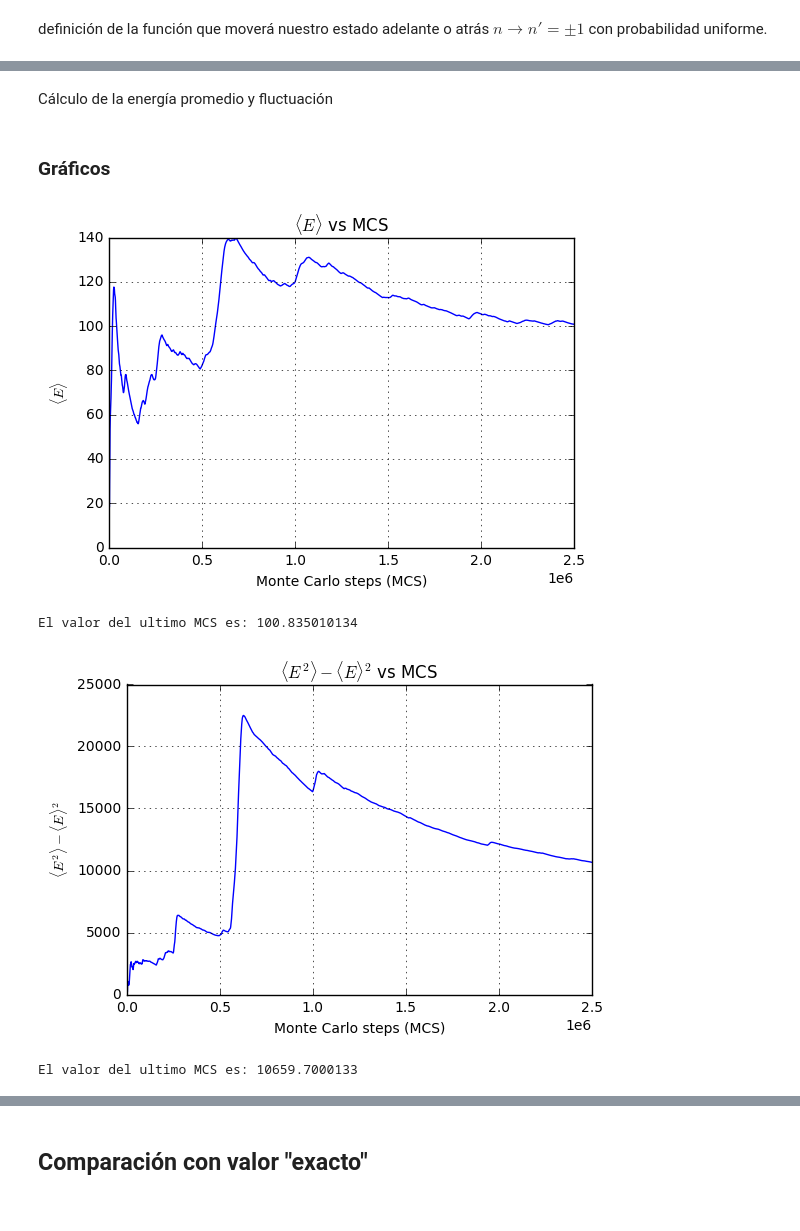
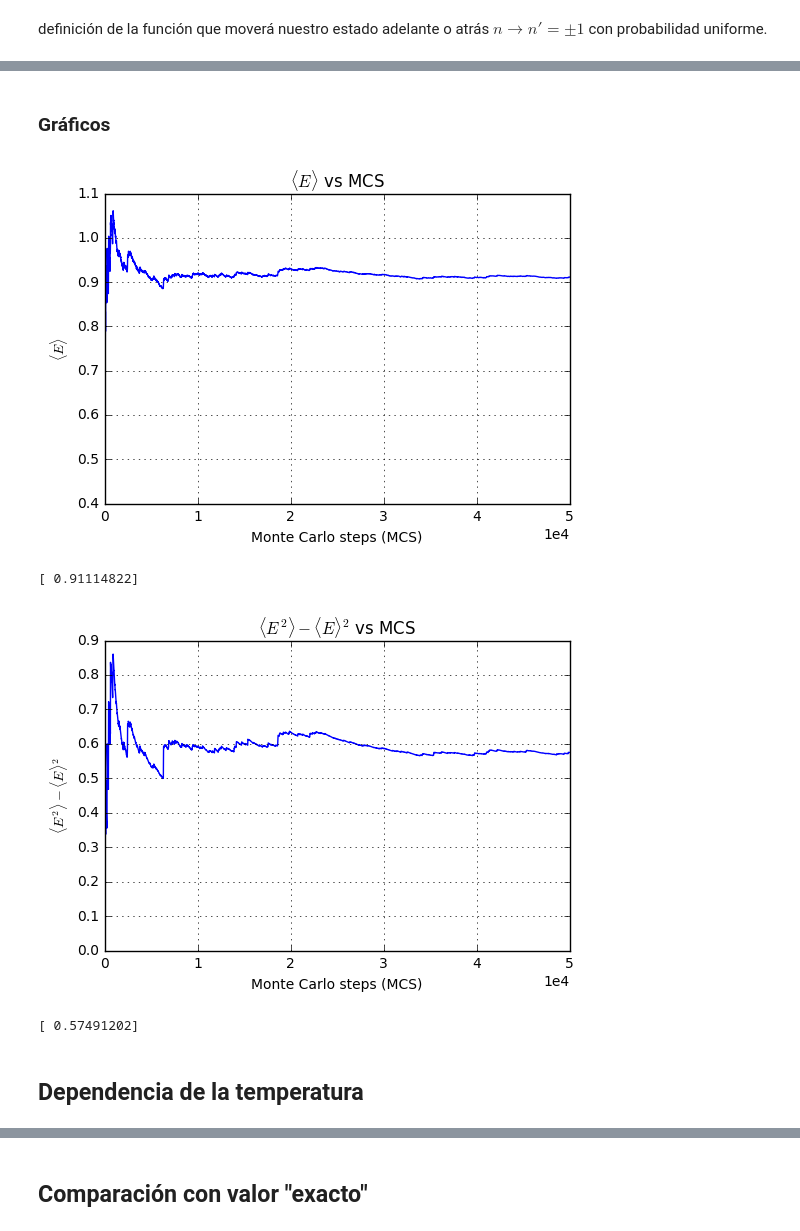
Before and after one commit to MilanUngerer/Monte_Carlo, a Jupyter notebook: MONTE_CARLO.ipynb, the cells around one changed output, grey strips where cells are left out. Saved outputs shown, nothing was run; the diff lists cells and outputs as text; code cells hidden in the pictures.

```diff
--- a/MONTE_CARLO.ipynb
+++ b/MONTE_CARLO.ipynb
@@ -29,11 +29,17 @@ definición de la función que moverá nuestro estado adelante o atrás $n \righ
 def E(it, beta, n, hw, cont):
     En = hw*(n + 0.5) #energia inicial
     E = np.zeros(it)
+    E2 = np.zeros(it)
+    Eprom = np.zeros(it)
+    E2prom = np.zeros(it)
+    Eprom2 = np.zeros(it)
+    Sigma = np.zeros(it)
+    narr = np.zeros(it)
     for i in range (it):
         nprima = n + np.random.choice([-1,1]) #estado n'
 
         if nprima < 0:
-            nprima = n + 1.
+            nprima = n
         else:
             nprima = nprima
 
@@ -52,9 +58,14 @@ def E(it, beta, n, hw, cont):
                 n = nprima
                 En = Enp
 
-        E[i] = En
-#        if i%200000 == 0:
-#            print ('van', i  ,'iteraciones')
+        E[i] = En                       #energia
+        E2[i] = E[i]**2                 #energia cuadrado
+        narr[i] = n                     #nivel
+        Eprom [i] = np.mean(E[:i])   #energia promedio
+        E2prom [i] = np.mean(E2[:i])   #energia cuadrado promedio
 
-    return E
+    Eprom2[:] = Eprom[:]**2         #energia promedio hasta cada MCS al cuadrado
+    Sigma[:] = E2prom[:]-Eprom2[:]  #fluctuacion
+
+    return Eprom, Sigma
 # %% [markdown]
@@ -62,11 +73,9 @@ Definición de la variables a utilizar
 # %%
 hw = 1.
 k = 1.
-T = 100. #Temperatura
+T = .8 #Temperatura
 beta = 1./(k*T)
-n = 50. #estado inicial
-it = 2500000 #numero de iteraciones
+n = 1. #estado inicial
+it = 50000 #numero de iteraciones
 cont = 0
-Energy = E(it, beta, n, hw, cont) #array con las energias en cada monte carlo step (MCS)
+Epromedio, Fluctuacion = E(it, beta, n, hw, cont) #array con las energias en cada monte carlo step
-# %% [markdown]
-Cálculo de la energía promedio y fluctuación
@@ -106,27 +83,31 @@ Sigma[:] = E2prom[:]-Eprom2[:]  #fluctuacion
 ### Gráficos
 # %%
 import matplotlib.pyplot as plt
+from pylab import rcParams
+rcParams['figure.figsize'] = 6, 4
 
 plt.ticklabel_format(style='sci', axis='x', scilimits=(0,0))
-plt.plot(np.linspace(0,len(Eprom[:]),len(Eprom[:])), Eprom[:])
+plt.plot(np.linspace(0,len(Epromedio[:]),len(Epromedio[:])), Epromedio[:])
 plt.ylabel(r'$\langle E \rangle$')
 plt.xlabel('Monte Carlo steps (MCS)')
 plt.title(r'$\langle E \rangle$ vs MCS')
 plt.grid(True)
 plt.show()
-print 'El valor del ultimo MCS es:', Eprom[-1:][0]
+print Epromedio[-1:]
 # %% [output]
-[figure, old version]
+[figure, new version]
-El valor del ultimo MCS es: 100.835010134
+[ 0.91114822]
 # %%
 plt.ticklabel_format(style='sci', axis='x', scilimits=(0,0))
-plt.plot(np.linspace(0,len(Sigma[:]),len(Sigma[:])), Sigma[:])
+plt.plot(np.linspace(0,len(Fluctuacion[:]),len(Fluctuacion[:])), Fluctuacion[:])
 plt.ylabel(r'$\langle E^2 \rangle - \langle E \rangle^2$')
 plt.xlabel('Monte Carlo steps (MCS)')
 plt.title(r'$\langle E^2 \rangle - \langle E \rangle^2$ vs MCS')
 plt.grid(True)
 plt.show()
-print 'El valor del ultimo MCS es:', Sigma[-1:][0]
+print Fluctuacion[-1:]
 # %% [output]
-[figure, old version]
+[figure, new version]
-El valor del ultimo MCS es: 10659.7000133
+[ 0.57491202]
+# %% [markdown]
+## Dependencia de la temperatura
```
Also changed, not shown: parts of 16 cells of this notebook, 2 other files.
